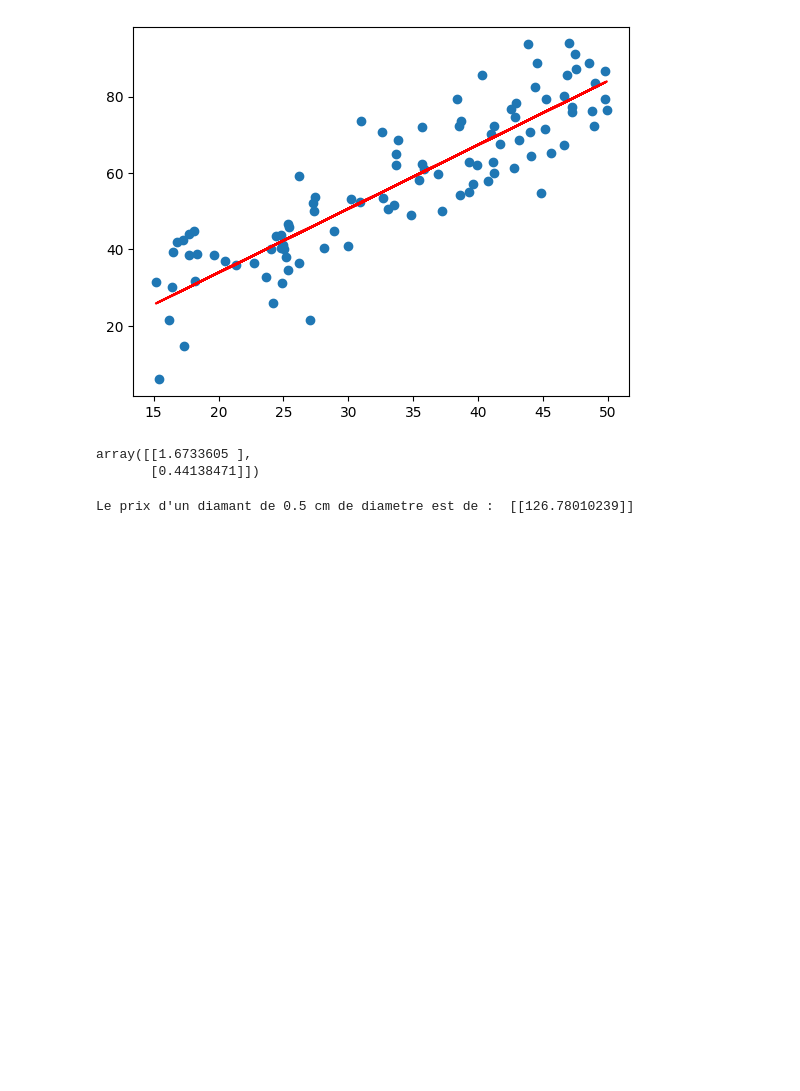
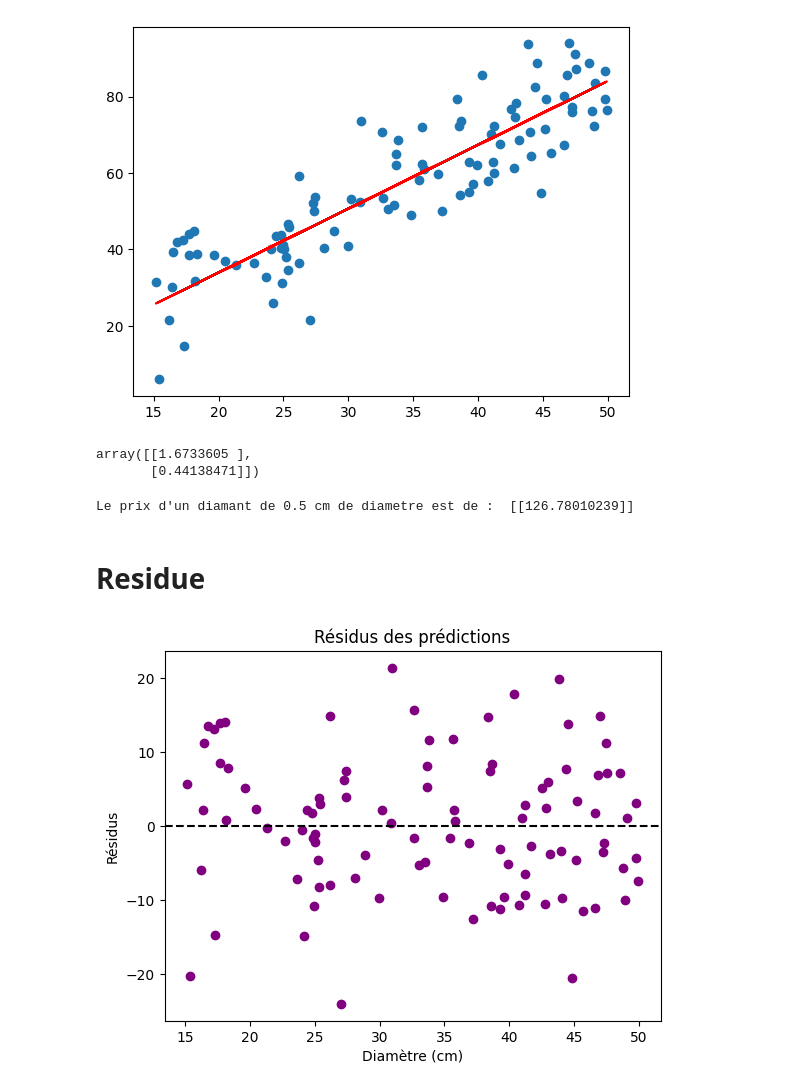
Before and after one commit to mahalmadane/MachineLearning, a Jupyter notebook: regression_linear.ipynb, the cells around one changed output. Drawn from its saved outputs; the diff is of its cells as text; code cells hidden in the pictures; blank space fills up the shorter version.

```diff
--- a/regression_linear.ipynb
+++ b/regression_linear.ipynb
@@ -154,3 +154,18 @@ array([[1.6733605 ],
 print("Le prix d'un diamant de 0.5 cm de diametre est de : ",predict(np.array([[75.5]]),theta))
 # %% [output]
 Le prix d'un diamant de 0.5 cm de diametre est de :  [[126.78010239]]
+# %% [markdown]
+# Residue
+# %%
+# Calcul des résidus (erreur entre les vraies valeurs et les prédictions)
+residuals = y - y_pred
+
+# Tracer les résidus
+plt.scatter(X[:, 0], residuals, color='purple')
+plt.axhline(0, color='black', linestyle='--')  # Ligne à zéro pour visualiser les erreurs
+plt.xlabel('Diamètre (cm)')
+plt.ylabel('Résidus')
+plt.title('Résidus des prédictions')
+plt.show()
+# %% [output]
+[figure, added]
```
Also changed, not shown: parts of 1 cell of this notebook, 44 other files.
